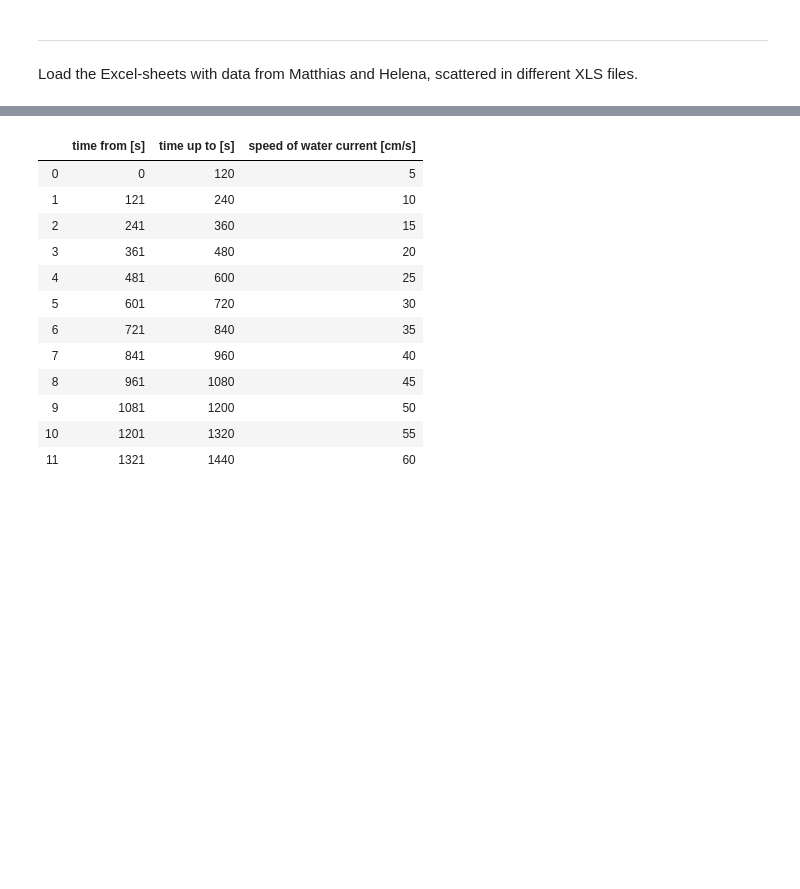
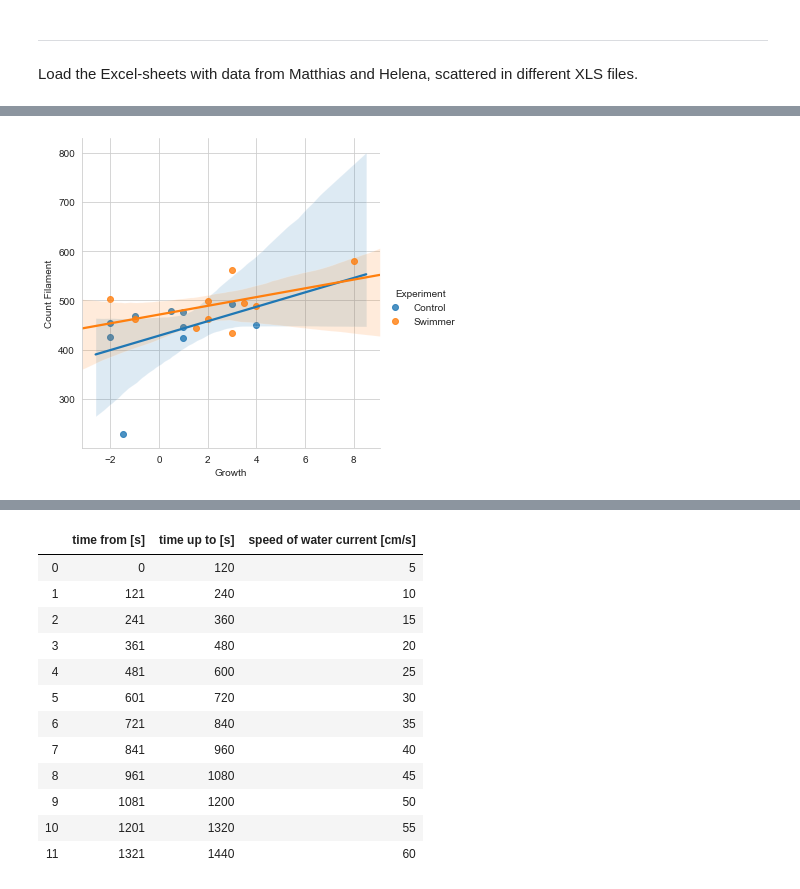
Before and after one commit to habi/Zebra-Fish-Gills, a Jupyter notebook: Gills-Analysis.ipynb, the cells around one changed output, grey strips where cells are left out. Cells and saved outputs as stored; diff of their text form; code cells hidden in the pictures; blank space fills up the shorter version.

```diff
--- a/Gills-Analysis.ipynb
+++ b/Gills-Analysis.ipynb
@@ -602,0 +777,6 @@ Data = pandas.merge(Data,
+# %%
+# Merge into one dataframe for doing the regression plot
+Regression = pandas.merge(Filaments.groupby(['Experiment', 'Fish']).sum().reset_index(),
+                          Morphology.groupby(['Experiment', 'Fish']).sum().reset_index(),
+                          on=['Experiment', 'Fish'])
+Regression.head()
@@ -602,0 +790,9 @@ Data = pandas.merge(Data,
+# %%
+seaborn.lmplot(data=Regression,
+               x='Growth',
+               y='Count Filament', hue='Experiment')
+plt.savefig(os.path.join(OutPutDir, 'Regression.Growth.Filament.png'),
+            bbox_inches='tight')
+plt.show()
+# %% [output]
+[figure, added]
```
Also changed, not shown: parts of 117 cells of this notebook.
